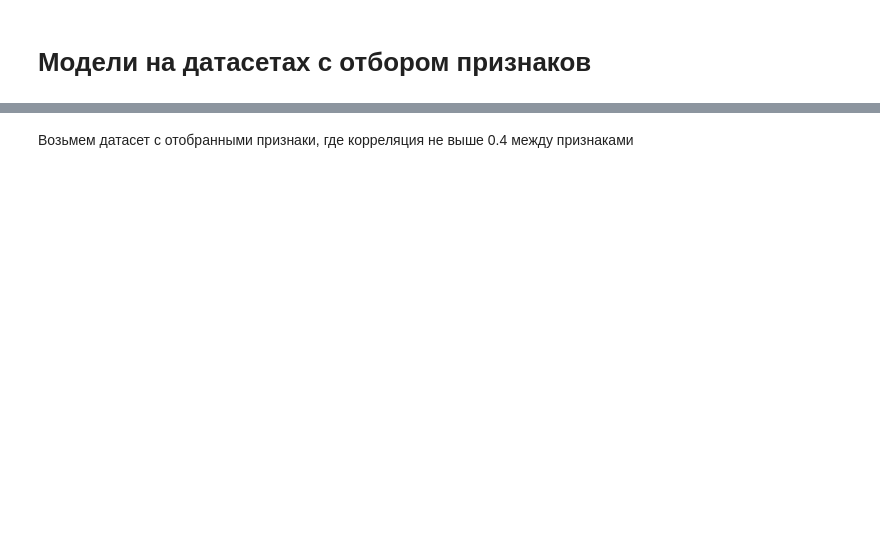
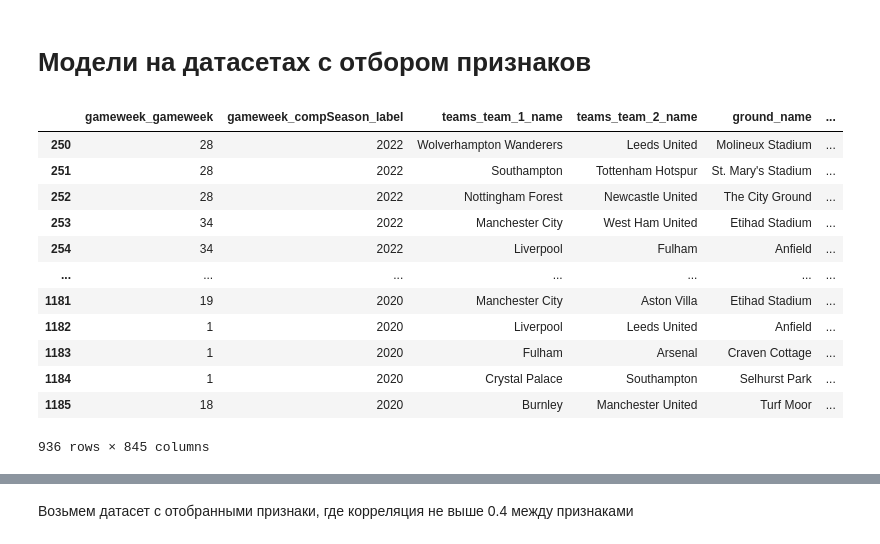
Before and after one commit to hse-mlds-2023-epl-prediction/annual-project, a Jupyter notebook: ML/official/catboost/model_1.ipynb, the cells around one changed output, grey strips where cells are left out. Drawn from its saved outputs; the diff is of its cells as text; code cells hidden in the pictures; blank space fills up the shorter version.

```diff
--- a/ML/official/catboost/model_1.ipynb
+++ b/ML/official/catboost/model_1.ipynb
@@ -96,6 +96,22 @@ accuracy_score(df_pred['true'], df_pred['pred'])
 # Модели на датасетах с отбором признаков
 # %%
 thrs = [i/100 for i in range(100, 10, -5)] # Список значений корреляций для удаления признаков
+# %%
+x_train
+# %% [output]
+|  | gameweek_gameweek | gameweek_compSeason_label | teams_team_1_name | teams_team_2_name | ground_name | ... |
+| 250 | 28 | 2022 | Wolverhampton Wanderers | Leeds United | Molineux Stadium | ... |
+| 251 | 28 | 2022 | Southampton | Tottenham Hotspur | St. Mary's Stadium | ... |
+| 252 | 28 | 2022 | Nottingham Forest | Newcastle United | The City Ground | ... |
+| 253 | 34 | 2022 | Manchester City | West Ham United | Etihad Stadium | ... |
+| 254 | 34 | 2022 | Liverpool | Fulham | Anfield | ... |
+| ... | ... | ... | ... | ... | ... | ... |
+| 1181 | 19 | 2020 | Manchester City | Aston Villa | Etihad Stadium | ... |
+| 1182 | 1 | 2020 | Liverpool | Leeds United | Anfield | ... |
+| 1183 | 1 | 2020 | Fulham | Arsenal | Craven Cottage | ... |
+| 1184 | 1 | 2020 | Crystal Palace | Southampton | Selhurst Park | ... |
+| 1185 | 18 | 2020 | Burnley | Manchester United | Turf Moor | ... |
+936 rows × 845 columns
 # %%
 acc_score_val, acc_score_train = [], []
 for thr in tqdm(thrs):
```
Also changed, not shown: parts of 11 cells of this notebook, 1 other file.
